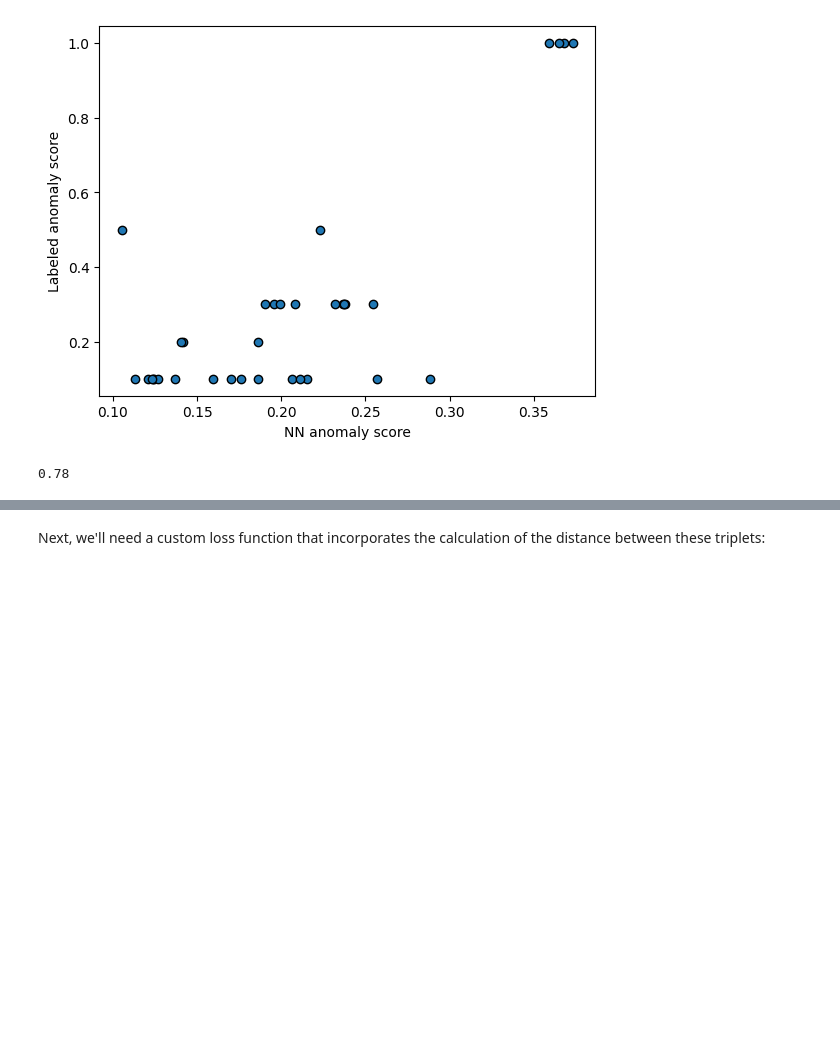
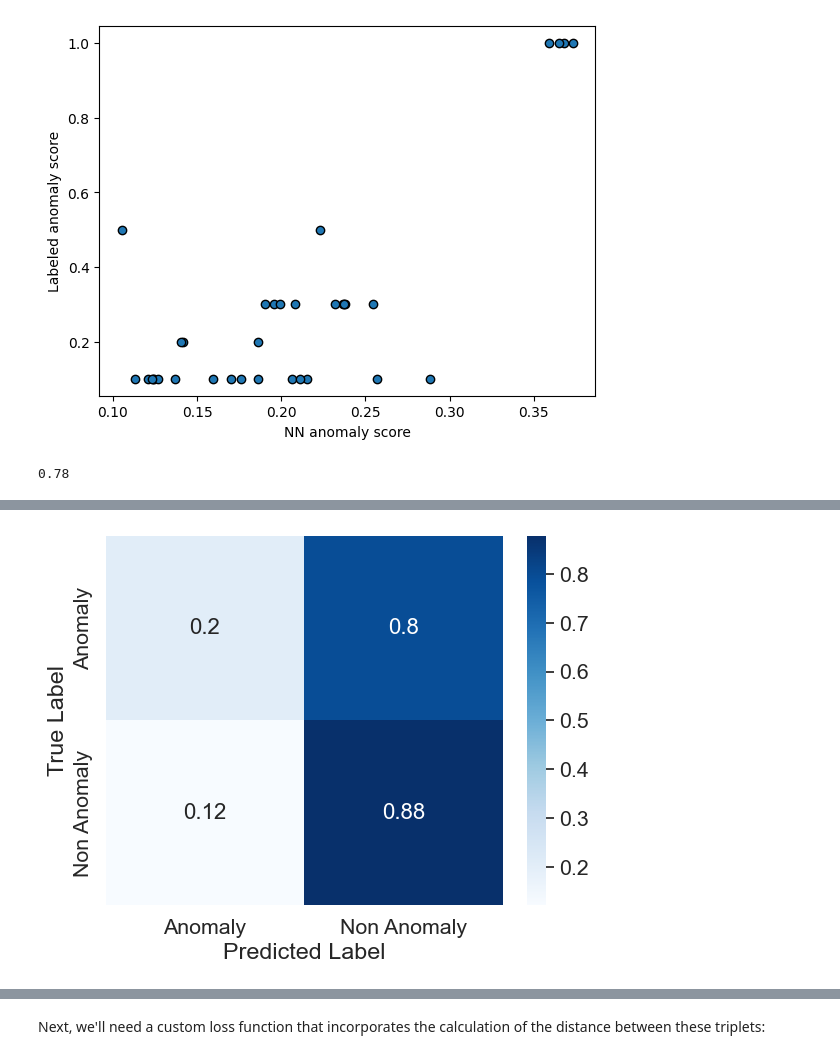
Before and after one commit to alexandergagliano/iaifi-hackathon-2023, a Jupyter notebook: anomaly_detection/notebooks/Part3_CustomLossFunctions.ipynb, the cells around one changed output, grey strips where cells are left out. Drawn from its saved outputs; the diff is of its cells as text; code cells hidden in the pictures; blank space fills up the shorter version.

Commit message:
Finalizing write-ups - still need to get data

```diff
--- a/anomaly_detection/notebooks/Part3_CustomLossFunctions.ipynb
+++ b/anomaly_detection/notebooks/Part3_CustomLossFunctions.ipynb
@@ -405,0 +415,3 @@ Next, we can define a basic `anomaly threshold` as our cutoff, and compute our p
+# %%
+y_names = np.vectorize(model_nums.get)(y_list)
+Counter(y_names[score_list > 0.2])
@@ -406,2 +443,20 @@ Next, we can define a basic `anomaly threshold` as our cutoff, and compute our p
 # %%
 #performance metrics here
+pred_class = np.array(['Not Anomaly']*len(y_names))
+pred_class[score_list > 0.2] = 'Anomaly'
+
+true_class = np.array(['Not Anomaly']*len(y_names))
+true_class[np.isin(y_names, ['PISN', 'KN', 'ILOT', 'muLens-Binary', 'muLens-Single', 'CaRT'])] = 'Anomaly'
+# %%
+from sklearn.metrics import confusion_matrix
+import seaborn as sns
+import pandas as pd
+
+labels = ["Anomaly", "Non Anomaly"]
+df = pd.DataFrame(confusion_matrix(true_class, pred_class, normalize='true'), index=labels, columns=labels)
+sns.set(font_scale=1.4) # for label size
+sns.heatmap(df, annot=True, annot_kws={"size": 16}, cmap='Blues');
+plt.ylabel("True Label");
+plt.xlabel("Predicted Label");
+# %% [output]
+[figure, added]
```
Also changed, not shown: parts of 16 cells of this notebook.
